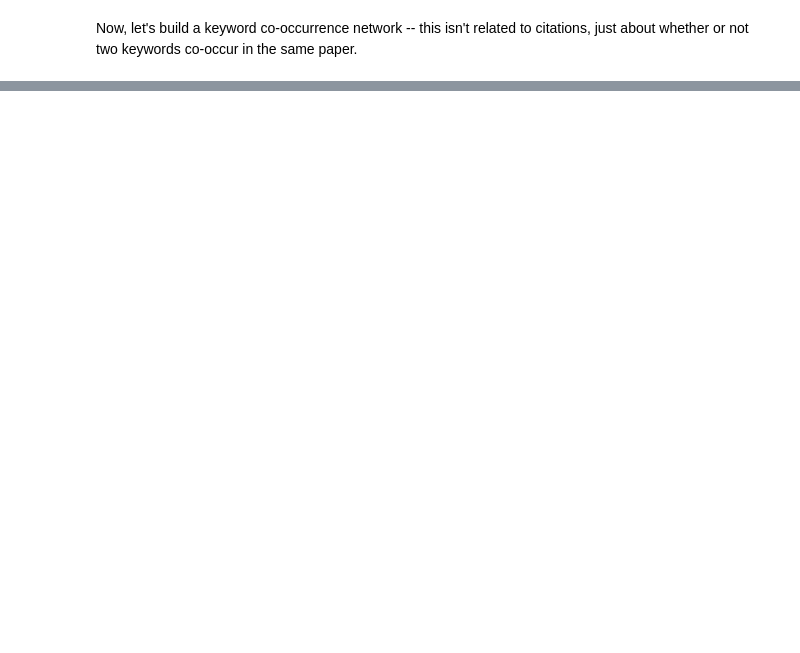
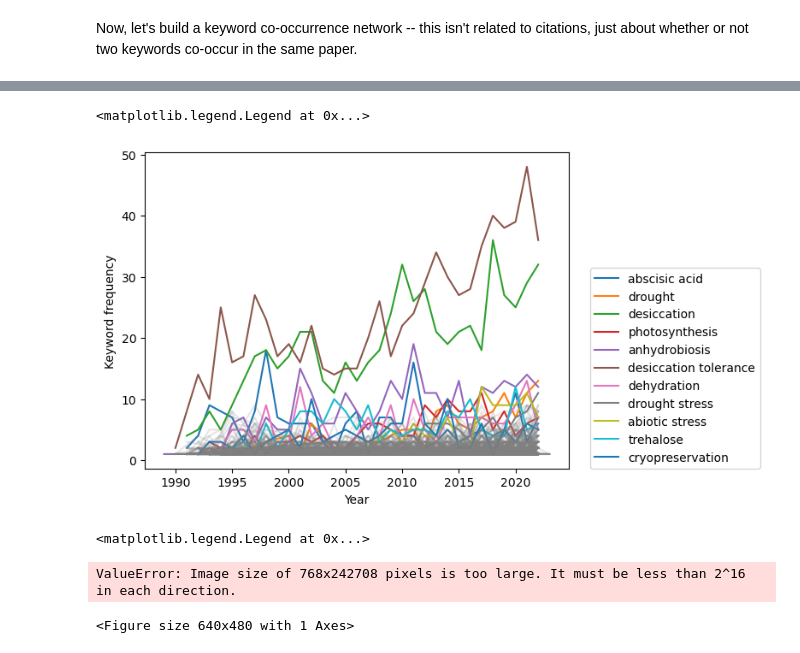
Before and after one commit to serenalotreck/desiccation-network, a Jupyter notebook: notebooks/keyword_network.ipynb, the cells around one changed output, grey strips where cells are left out. Drawn from its saved outputs; the diff is of its cells as text; code cells hidden in the pictures; blank space fills up the shorter version.

```diff
--- a/notebooks/keyword_network.ipynb
+++ b/notebooks/keyword_network.ipynb
@@ -312,0 +340,31 @@ nx.write_graphml(keyword_graph, '../data/citation_network/core_collection_destol
+# %%
+all_keys = [k.lower() for doc in data for k in doc['paper_keywords']]
+counted_all_keys = Counter(all_keys)
+num_keywords = len(counted_all_keys)
+percentage = 0.01
+counted_top_keys = counted_all_keys.most_common(int(num_keywords*percentage))
+to_keep_keys = [t[0] for t in counted_top_keys]
+
+keyword_years = defaultdict(list)
+for doc in data:
+    year = int(doc['year'])
+    for keyword in doc['paper_keywords']:
+        keyword_years[keyword.lower()].append(year)
+keywords_per_year = {keyword: Counter(year_list) for keyword, year_list in keyword_years.items()}
+# %%
+fig, ax = plt.subplots()
+
+for keyword, year_dict in keywords_per_year.items():
+    df = pd.DataFrame.from_dict(year_dict, orient='index', columns=['Count'])
+    df = df.sort_index(axis='index')
+    if df.Count.max() > 10:
+        label = keyword
+        plt.plot(df.index, df.Count, label=label)
+    else:
+        plt.plot(df.index, df.Count, label='_nolegend_', color='grey', alpha=0.2)
+plt.xlabel('Year')
+plt.ylabel('Keyword frequency')
+plt.legend(loc=(1.05, 0))
+# %% [output]
+<matplotlib.legend.Legend at 0x...>
+[figure, added]
@@ -312,0 +379,19 @@ nx.write_graphml(keyword_graph, '../data/citation_network/core_collection_destol
+# %%
+## TODO debug
+fig, ax = plt.subplots()
+
+for keyword, year_dict in keywords_per_year.items():
+    df = pd.DataFrame.from_dict(year_dict, orient='index', columns=['Count'])
+    df = df.sort_index(axis='index')
+#     if df.Count.max() > 10:
+#         label = keyword
+    plt.plot(df.index, df.Count, label=label)
+#     else:
+#         plt.plot(df.index, df.Count, label='_nolegend_', color='grey', alpha=0.2)
+plt.xlabel('Year')
+plt.ylabel('Normalized keyword frequency')
+plt.legend(loc=(1.05, 0))
+# %% [output]
+<matplotlib.legend.Legend at 0x...>
+ValueError: Image size of 768x242708 pixels is too large. It must be less than 2^16 in each direction.
+<Figure size 640x480 with 1 Axes>
```
Also changed, not shown: parts of 9 cells of this notebook, 2 other files.
